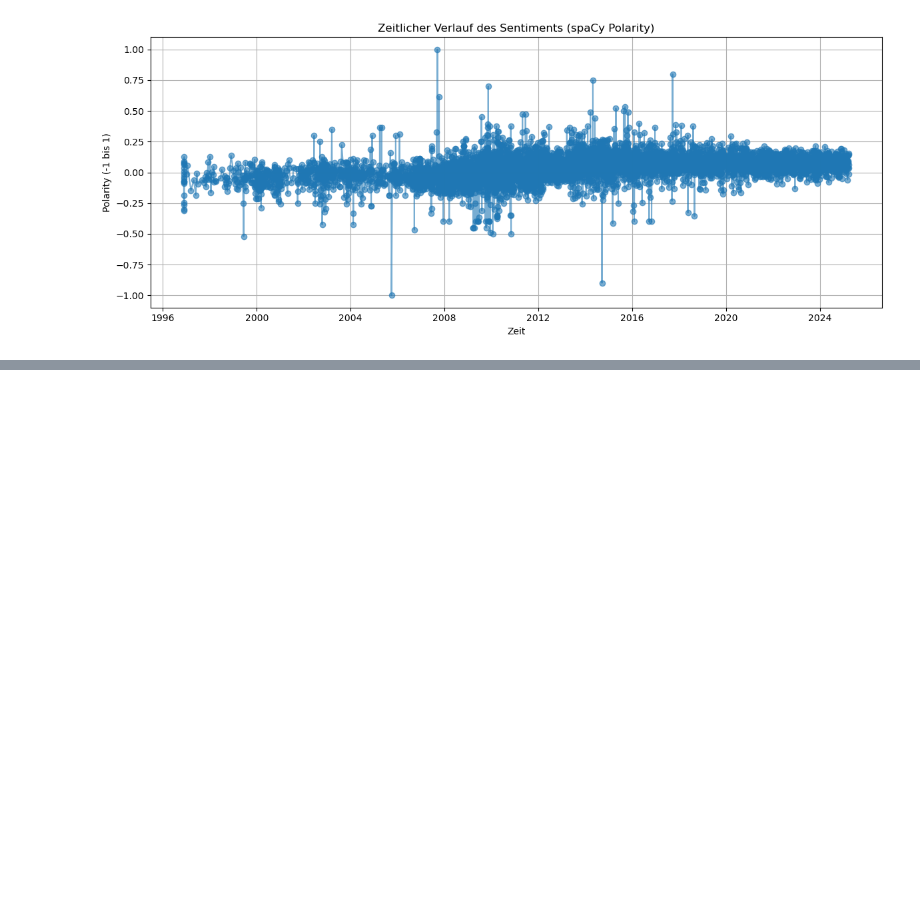
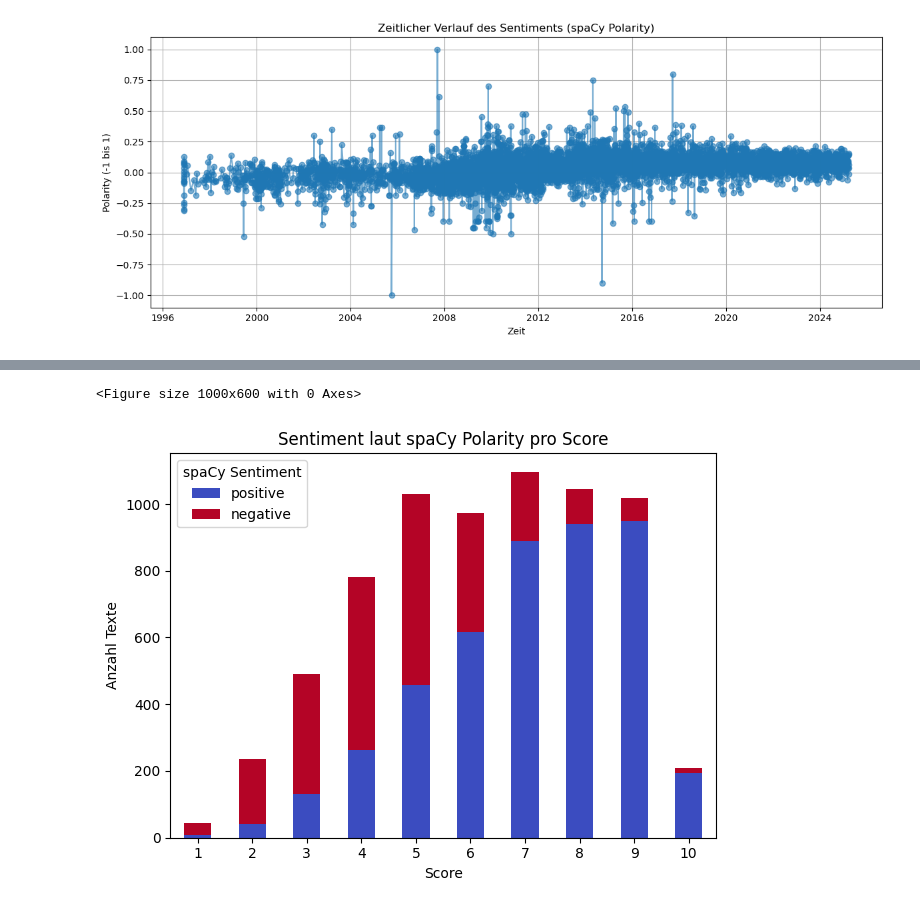
Before and after one commit to bluepineapple2000/NLPProject, a Jupyter notebook: sentiment_analyse.ipynb, the cells around one changed output, grey strips where cells are left out. Saved outputs shown, nothing was run; the diff lists cells and outputs as text; code cells hidden in the pictures; blank space fills up the shorter version.

```diff
--- a/sentiment_analyse.ipynb
+++ b/sentiment_analyse.ipynb
@@ -238,0 +293,13 @@ plt.show()
+# %%
+plt.figure(figsize=(10, 6))
+spacy_pivot[['positive', 'negative']].plot(kind='bar', stacked=True, colormap='coolwarm')
+plt.title('Sentiment laut spaCy Polarity pro Score')
+plt.xlabel('Score')
+plt.ylabel('Anzahl Texte')
+plt.xticks(rotation=0)
+plt.legend(title='spaCy Sentiment')
+plt.tight_layout()
+plt.show()
+# %% [output]
+<Figure size 1000x600 with 0 Axes>
+[figure, added]
```
Also changed, not shown: parts of 6 cells of this notebook.
